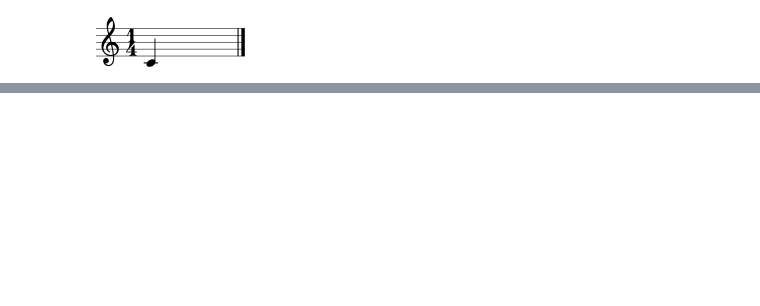
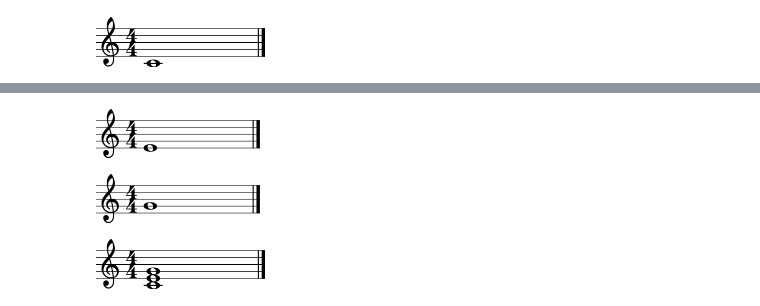
Before and after one commit to pinae/music21-melodies, a Jupyter notebook: Harmonie Tests.ipynb, the cells around one changed output, grey strips where cells are left out. Drawn from its saved outputs; the diff is of its cells as text; code cells hidden in the pictures; blank space fills up the shorter version.

```diff
--- a/Harmonie Tests.ipynb
+++ b/Harmonie Tests.ipynb
@@ -1,11 +1,26 @@
 # %%
 from music21 import *
 # %%
-c = note.Note('C4')
+c = note.Note('C4', quarterLength=4)
 c.show()
 # %% [output]
-[figure, old version]
+[figure, new version]
 # %%
 c.show('midi')
 # %% [output]
 [interactive output not drawn]
+# %%
+e = c.transpose('M3')
+e.show()
+# %% [output]
+[figure, added]
+# %%
+g = e.transpose('m3')
+g.show()
+# %% [output]
+[figure, added]
+# %%
+c_dur = chord.Chord([c, e, g])
+c_dur.show()
+# %% [output]
+[figure, added]
```
Also changed, not shown: parts of 13 cells of this notebook, 2 other files.
